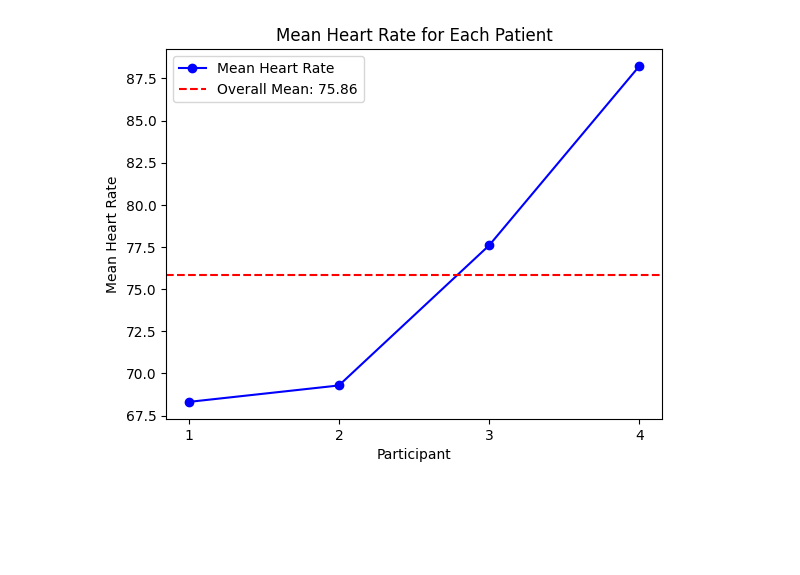
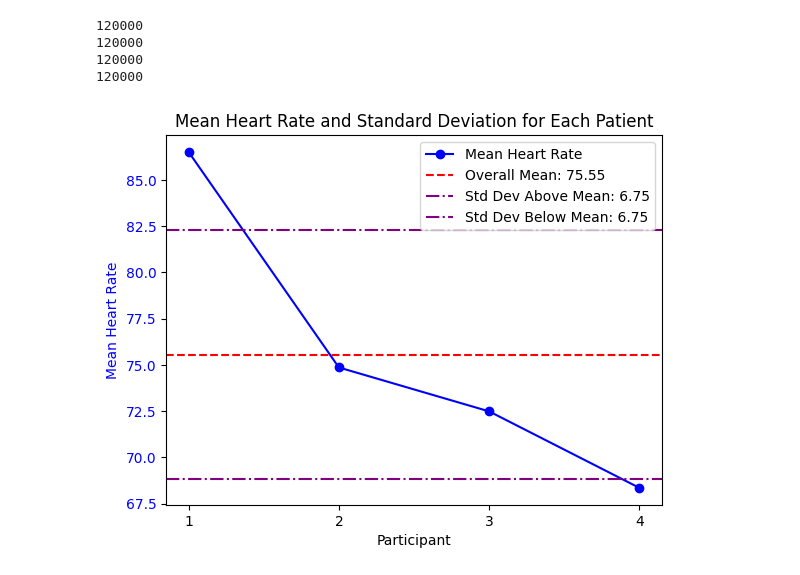
Before and after one commit to omerday/Neuroscience-of-Anxiety-Lab, a Jupyter notebook: DataAnalysis/Razy temp.ipynb, the cells around one changed output. Cells and saved outputs as stored; diff of their text form; code cells hidden in the pictures; blank space fills up the shorter version.

Commit message:
Baseline minute

```diff
--- a/DataAnalysis/Razy temp.ipynb
+++ b/DataAnalysis/Razy temp.ipynb
@@ -62,8 +62,10 @@ for i, df in enumerate(df_list):
 baseline_row_numbers = []
 
 for df in df_list:
-    baseline_rows = df.index[df['C5 - Expression'] == 99].tolist()
-    baseline_row_numbers.append(baseline_rows)
+    baseline_row = df.index[df['C5 - Expression'] == 99].tolist()
+    if len(baseline_row) > 0:
+        baseline_row_numbers.append(baseline_row[0])
+
 
 for i, baseline_rows in enumerate(baseline_row_numbers):
     print(f"Baseline rows for DataFrame {i}: {baseline_rows}\n")
@@ -119,36 +113,62 @@ Extended DataFrame 0:
 all_baseline_arrays = []
 for df in baseline_minutes:
     baseline_minute_array = df['ECG - ECG100C'].values.flatten()
-    all_baseline_arrays.append(baseline_minute_array)
+    if len(baseline_minute_array) > 0:
+        all_baseline_arrays.append(baseline_minute_array)
+
+for array in all_baseline_arrays:
+        print(len(array))
+# %% [output]
+120000
+120000
+120000
+120000
 # %%
 mean_heart_rates = []
 for array in all_baseline_arrays:
     signals, info = nk.ecg_process(array, 2000)
     heart_rate = signals["ECG_Rate"]
     heart_rate_mean = heart_rate.mean()
+    heart_rate_std = heart_rate.std()
     mean_heart_rates.append(heart_rate_mean)
+    overall_std_mean_heart_rate = np.std(mean_heart_rates)
 # %%
+import matplotlib.pyplot as plt
+import numpy as np
+
+# Calculate the overall mean heart rate
 overall_mean_heart_rate = sum(mean_heart_rates) / len(mean_heart_rates)
 
-# Create a line plot for individual mean heart rates
-plt.plot(range(1, len(mean_heart_rates) + 1), mean_heart_rates, color='blue', marker='o', linestyle='-', label='Mean Heart Rate')
+# Calculate the overall standard deviation of the mean heart rates
+overall_std_mean_heart_rate = np.std(mean_heart_rates)
+
+# Create a figure and axis
+fig, ax1 = plt.subplots()
+
+# Plot individual mean heart rates
+ax1.plot(range(1, len(mean_heart_rates) + 1), mean_heart_rates, color='blue', marker='o', linestyle='-', label='Mean Heart Rate')
 
 # Add a horizontal line for the overall mean heart rate
-plt.axhline(y=overall_mean_heart_rate, color='red', linestyle='--', label=f'Overall Mean: {overall_mean_heart_rate:.2f}')
+ax1.axhline(y=overall_mean_heart_rate, color='red', linestyle='--', label=f'Overall Mean: {overall_mean_heart_rate:.2f}')
 
-# Add labels and title
-plt.xlabel('Participant')
-plt.ylabel('Mean Heart Rate')
-plt.title('Mean Heart Rate for Each Patient')
-plt.xticks(range(1, len(mean_heart_rates) + 1))  # Set x-axis ticks to integers
+# Add a horizontal line for the overall standard deviation of the mean heart rates
+ax1.axhline(y=overall_mean_heart_rate + overall_std_mean_heart_rate, color='purple', linestyle='-.', label=f'Std Dev Above Mean: {overall_std_mean_heart_rate:.2f}')
+ax1.axhline(y=overall_mean_heart_rate - overall_std_mean_heart_rate, color='purple', linestyle='-.', label=f'Std Dev Below Mean: {overall_std_mean_heart_rate:.2f}')
 
-# Add legend
-plt.legend()
+# Set labels and title for the first y-axis
+ax1.set_xlabel('Participant')
+ax1.set_ylabel('Mean Heart Rate', color='blue')
+ax1.tick_params(axis='y', labelcolor='blue')
+ax1.set_title('Mean Heart Rate and Standard Deviation for Each Patient')
+ax1.set_xticks(range(1, len(mean_heart_rates) + 1))  # Set x-axis ticks to integers
+
+# Add legends
+ax1.legend(loc='upper right')
 
 # Show plot
 plt.show()
 # %% [output]
-[figure, old version]
+[figure, new version]
 # %%
 # HRV mean
 mean_hrv = []
```
Also changed, not shown: parts of 6 cells of this notebook.
